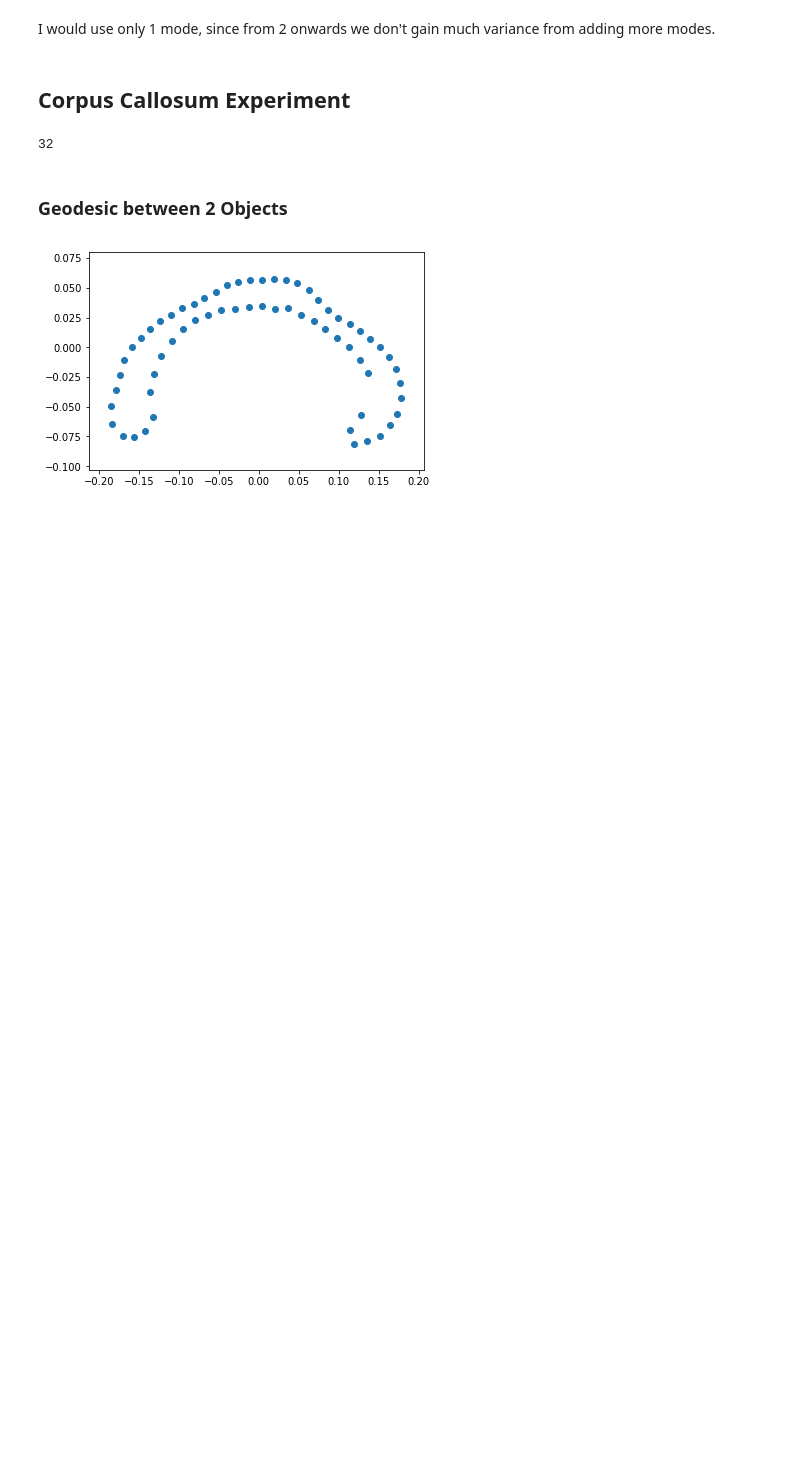
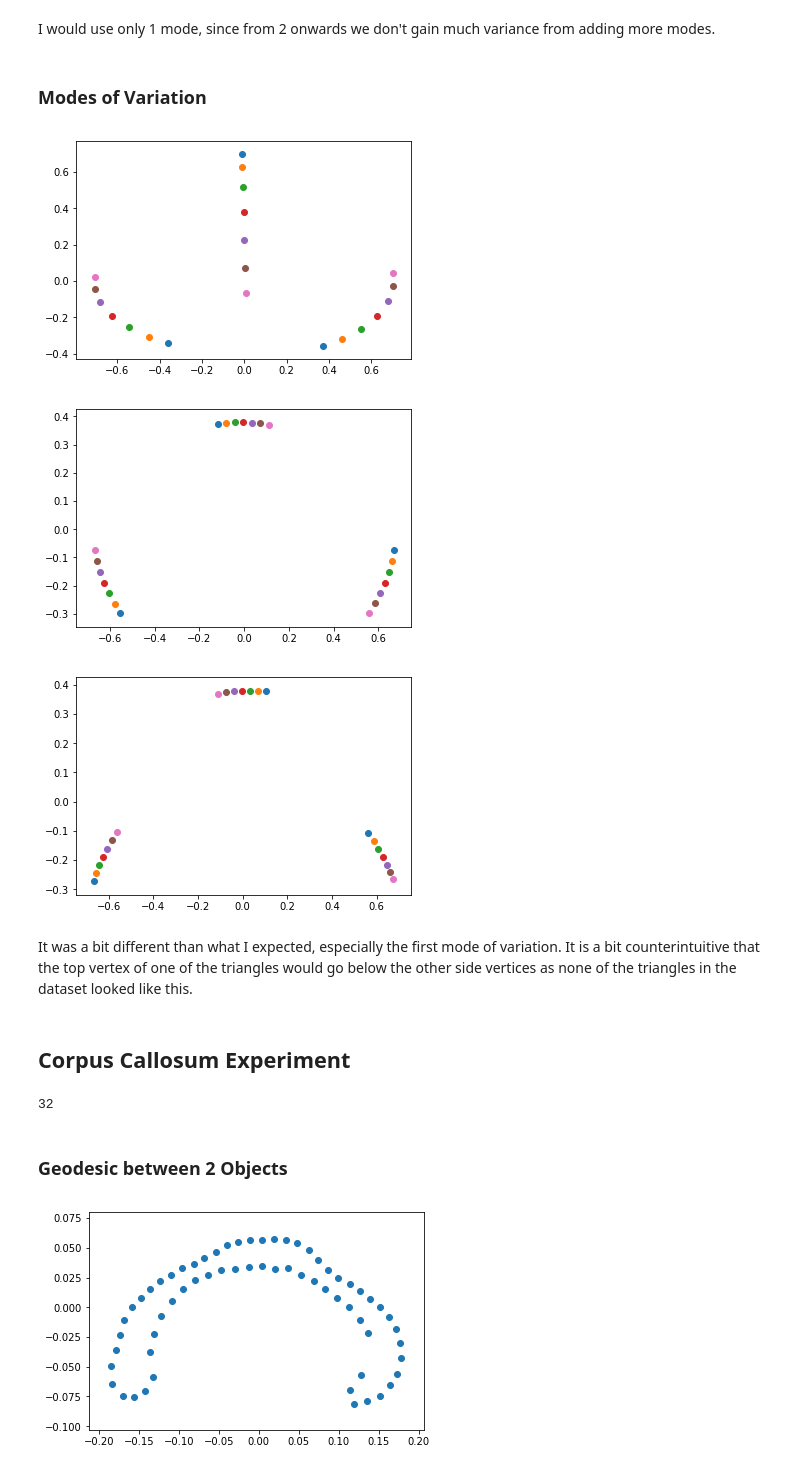
Before and after one commit to imjamesku/CS-6501-006-Geometry-of-Data, a Jupyter notebook: HW/HW2/HW2.ipynb, the cells around one changed output. Cells and saved outputs as stored; diff of their text form; code cells hidden in the pictures; blank space fills up the shorter version.

```diff
--- a/HW/HW2/HW2.ipynb
+++ b/HW/HW2/HW2.ipynb
@@ -304,5 +301,31 @@ plt.show()
 # %% [markdown]
 I would use only 1 mode, since from 2 onwards we don't gain much variance from adding more modes.
+# %% [markdown]
+### Modes of Variation
+# %%
+# print(mean.matrix)
+# mean.plot()
+# plt.show()
+
+for i in range(3):
+    # largest eigen value
+    lambdai = sortedEigenvalues[i]
+    vi = sortedEigenVectors[i]
+    v = vi.reshape(2, 3)
+    # print(c)
+    for t in range(-3, 4):
+        mode = mean.expMap(t*lambdai**0.5*v)
+#         print(mode.matrix)
+        mode.plot()
+    plt.show()
+    #     plt.show()
+# plt.show()
+# %% [output]
+[figure, added]
+[figure, added]
+[figure, added]
+# %% [markdown]
+It was a bit different than what I expected, especially the first mode of variation. It is a bit counterintuitive that the top vertex of one of the triangles would go below the other side vertices as none of the triangles in the dataset looked like this.
 # %% [markdown]
 ## Corpus Callosum Experiment
 # %%
```
Also changed, not shown: parts of 12 cells of this notebook, 1 other file.
